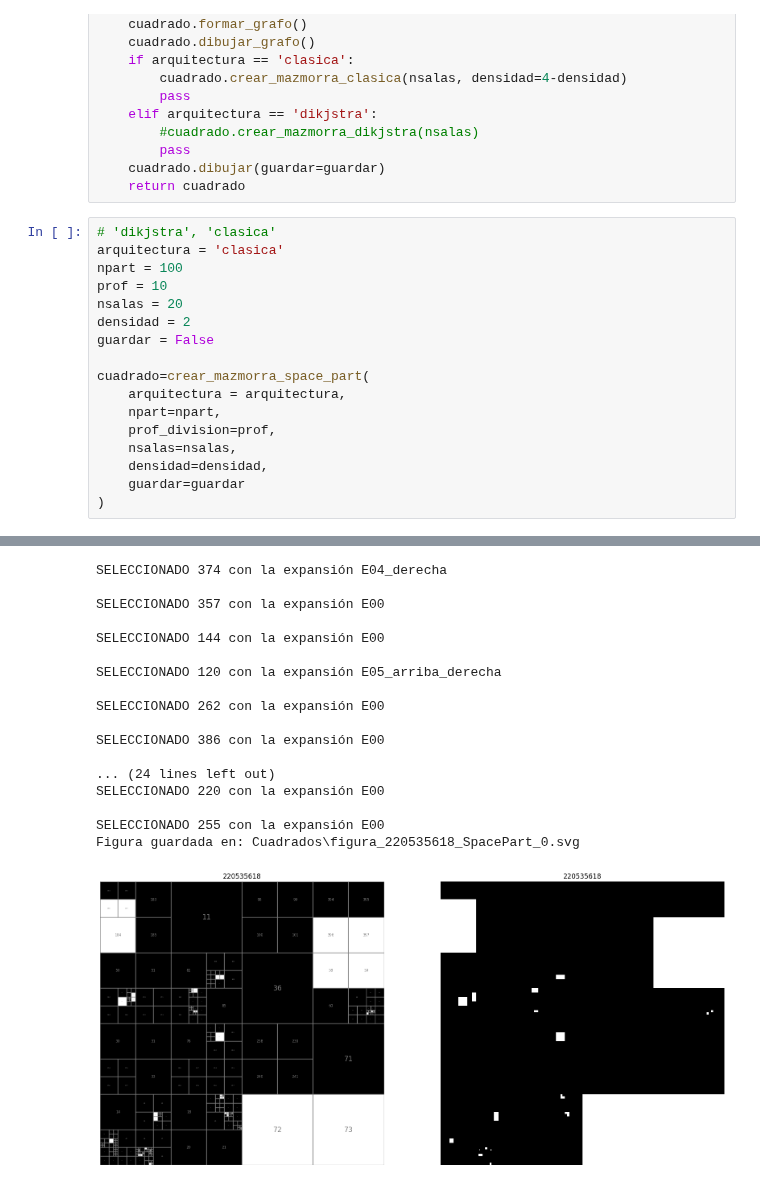
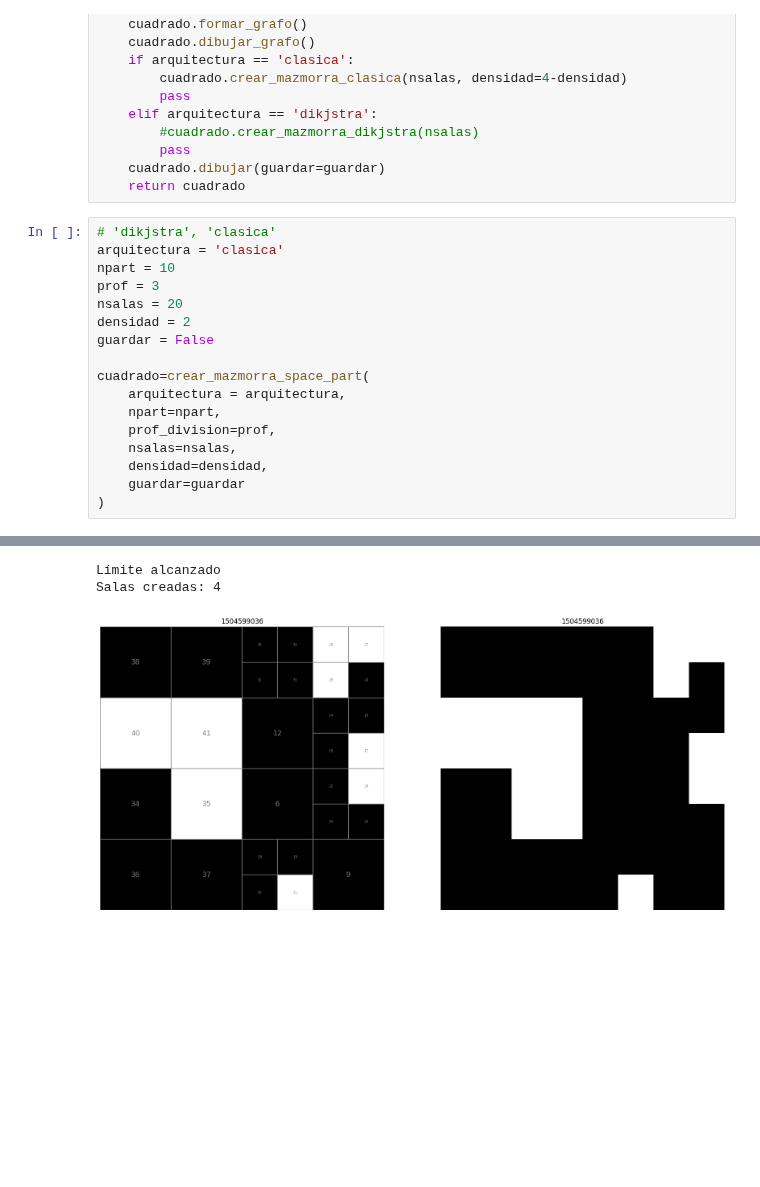
Before and after one commit to MarioPG21/TFG_generacion_mazmorras, a Jupyter notebook: Space Partitioning/Space_Partitioning.ipynb, the cells around one changed output, grey strips where cells are left out. Cells and saved outputs as stored; diff of their text form; blank space fills up the shorter version.

```diff
--- a/Space Partitioning/Space_Partitioning.ipynb
+++ b/Space Partitioning/Space_Partitioning.ipynb
@@ -524,8 +492,8 @@ def crear_mazmorra_space_part(arquitectura, npart = 20, prof_division = 5, nsala
 # %%
 # 'dikjstra', 'clasica'
 arquitectura = 'clasica'
-npart = 100
-prof = 10
+npart = 10
+prof = 3
 nsalas = 20
 densidad = 2
 guardar = False
@@ -543,18 +511,3 @@ cuadrado=crear_mazmorra_space_part(
-SELECCIONADO 374 con la expansión E04_derecha
-
-SELECCIONADO 357 con la expansión E00
-
-SELECCIONADO 144 con la expansión E00
-
-SELECCIONADO 120 con la expansión E05_arriba_derecha
-
-SELECCIONADO 262 con la expansión E00
-
-SELECCIONADO 386 con la expansión E00
-
-... (24 lines left out)
-SELECCIONADO 220 con la expansión E00
-
-SELECCIONADO 255 con la expansión E00
-Figura guardada en: Cuadrados\figura_220535618_SpacePart_0.svg
+Límite alcanzado
+Salas creadas: 4
-[figure, old version]
+[figure, new version]
```
Also changed, not shown: parts of 12 cells of this notebook.
